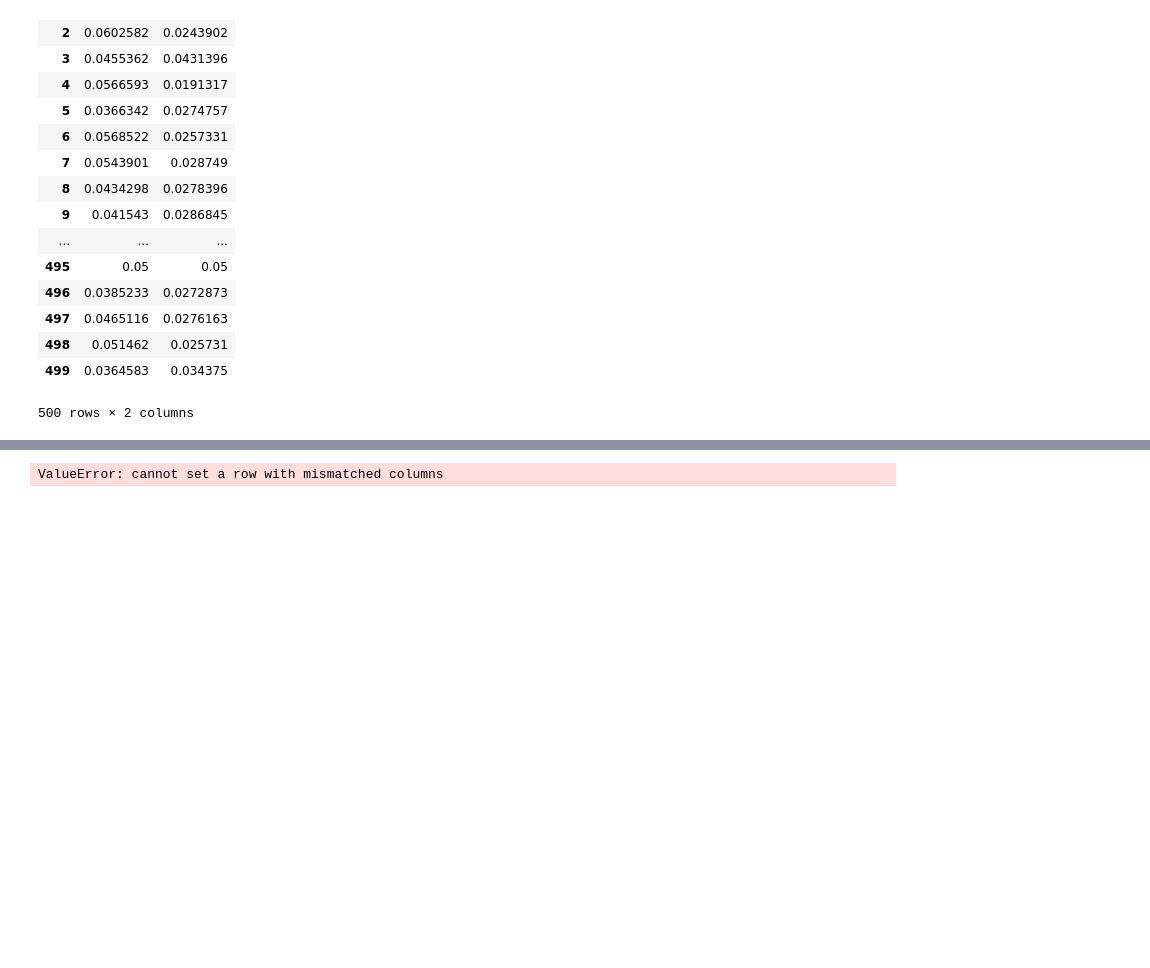
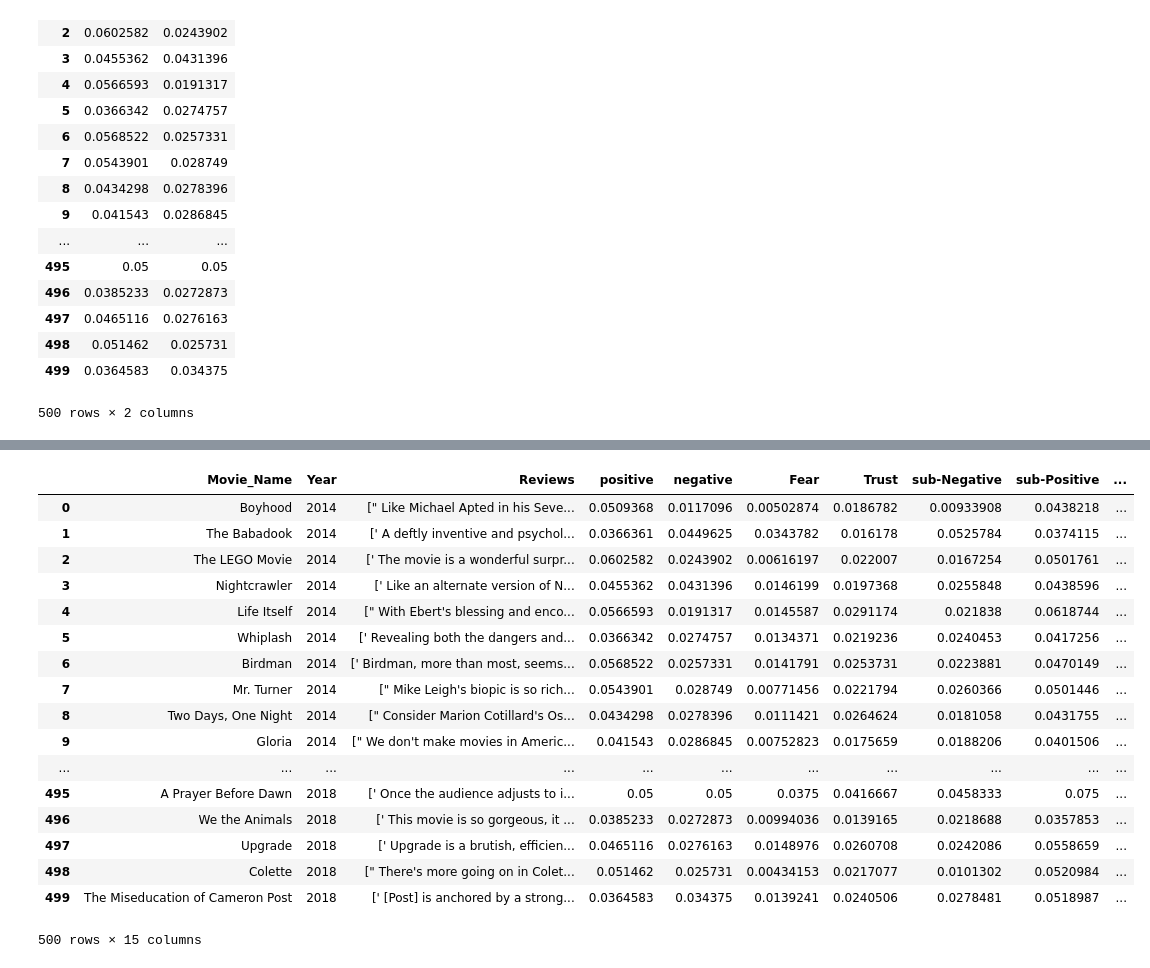
Before and after one commit to Joy-yuan/Rotten_Tomato_Project, a Jupyter notebook: reviews--text mining--sentiment analysis.ipynb, the cells around one changed output, grey strips where cells are left out. Saved outputs shown, nothing was run; the diff lists cells and outputs as text; code cells hidden in the pictures; blank space fills up the shorter version.

Commit message:
do sentiment analysis using NRC data---emotions---commit
do sentiment analysis using NRC data---emotions---commit

```diff
--- a/reviews--text mining--sentiment analysis.ipynb
+++ b/reviews--text mining--sentiment analysis.ipynb
@@ -229,28 +209,46 @@ for text in rev:
-# %%
-for text in rev:
-# %%
-def comparative_emotion_analyzer(text_rev,print_output=False):
-    if print_output:
-        print("%1s %1s %1s %1s %1s %1s %1s %1s %1s %ls"%("fear","trust","negative","positive",
-                                                        "joy","disgust","anticipation", "sadness",
-                                                        "surprise", "anger"))
-    df_comp = pd.DataFrame(columns=['Fear','Trust','Negative',
-                           'Positive','Joy','Disgust','Anticipation',
-                           'Sadness','Surprise','Anger'],)
-
-    output = df_comp
-    for text in text_rev:
-        result = emotion_analyzer(text)
-        if print_output:
-            print("%1.2f\t%1.2f\t%1.2f\t%1.2f\t%1.2f\t%1.2f\t%1.2f\t%1.2f\t%1.2f\t%1.2f"%(
-                  result['fear'],result['trust'],
-                  result['negative'],result['positive'],result['joy'],result['disgust'],
-                  result['anticipation'],result['sadness'],result['surprise'], result['anger']))
-        df.loc[text] = [result['fear'],result['trust'],
-                  result['negative'],result['positive'],result['joy'],result['disgust'],
-                  result['anticipation'],result['sadness'],result['surprise'], result['anger']]
-    return output
-#And test it
-comparative_emotion_analyzer(rev)
-# %% [output]
-ValueError: cannot set a row with mismatched columns
+# %%
+def comparative_emotion_analyzer(text_rev):
+    df_comp = pd.DataFrame(columns=['Fear','Trust','sub-Negative',
+                           'sub-Positive','Joy','Disgust','Anticipation',
+                           'Sadness','Surprise','Anger'],)
+    dict_list=[]
+    for text in text_rev:
+        result=emotion_analyzer(text)
+        dict_list.append(result)
+        for i in range(len(dict_list)):
+            df_comp.loc[i, 'Fear'] = dict_list[i]['fear']
+            df_comp.loc[i, 'Trust'] = dict_list[i]['trust']
+            df_comp.loc[i, 'sub-Negative'] = dict_list[i]['negative']
+            df_comp.loc[i, 'sub-Positive'] = dict_list[i]['positive']
+            df_comp.loc[i, 'Joy'] = dict_list[i]['joy']
+            df_comp.loc[i, 'Disgust'] = dict_list[i]['disgust']
+            df_comp.loc[i, 'Anticipation'] = dict_list[i]['anticipation']
+            df_comp.loc[i, 'Sadness'] = dict_list[i]['sadness']
+            df_comp.loc[i, 'Surprise'] = dict_list[i]['surprise']
+            df_comp.loc[i, 'Anger'] = dict_list[i]['anger']
+    return df_comp
+# %%
+df_comparative=comparative_emotion_analyzer(rev)
+# %%
+df_comprehensive=pd.concat([df_pos_neg, df_comparative], axis=1)
+# %%
+df_comprehensive
+# %% [output]
+|  | Movie_Name | Year | Reviews | positive | negative | Fear | Trust | sub-Negative | sub-Positive | ... |
+| 0 | Boyhood | 2014 | [" Like Michael Apted in his Seve... | 0.0509368 | 0.0117096 | 0.00502874 | 0.0186782 | 0.00933908 | 0.0438218 | ... |
+| 1 | The Babadook | 2014 | [' A deftly inventive and psychol... | 0.0366361 | 0.0449625 | 0.0343782 | 0.016178 | 0.0525784 | 0.0374115 | ... |
+| 2 | The LEGO Movie | 2014 | [' The movie is a wonderful surpr... | 0.0602582 | 0.0243902 | 0.00616197 | 0.022007 | 0.0167254 | 0.0501761 | ... |
+| 3 | Nightcrawler | 2014 | [' Like an alternate version of N... | 0.0455362 | 0.0431396 | 0.0146199 | 0.0197368 | 0.0255848 | 0.0438596 | ... |
+| 4 | Life Itself | 2014 | [" With Ebert's blessing and enco... | 0.0566593 | 0.0191317 | 0.0145587 | 0.0291174 | 0.021838 | 0.0618744 | ... |
+| 5 | Whiplash | 2014 | [' Revealing both the dangers and... | 0.0366342 | 0.0274757 | 0.0134371 | 0.0219236 | 0.0240453 | 0.0417256 | ... |
+| 6 | Birdman | 2014 | [' Birdman, more than most, seems... | 0.0568522 | 0.0257331 | 0.0141791 | 0.0253731 | 0.0223881 | 0.0470149 | ... |
+| 7 | Mr. Turner | 2014 | [" Mike Leigh's biopic is so rich... | 0.0543901 | 0.028749 | 0.00771456 | 0.0221794 | 0.0260366 | 0.0501446 | ... |
+| 8 | Two Days, One Night | 2014 | [" Consider Marion Cotillard's Os... | 0.0434298 | 0.0278396 | 0.0111421 | 0.0264624 | 0.0181058 | 0.0431755 | ... |
+| 9 | Gloria | 2014 | [" We don't make movies in Americ... | 0.041543 | 0.0286845 | 0.00752823 | 0.0175659 | 0.0188206 | 0.0401506 | ... |
+| ... | ... | ... | ... | ... | ... | ... | ... | ... | ... | ... |
+| 495 | A Prayer Before Dawn | 2018 | [' Once the audience adjusts to i... | 0.05 | 0.05 | 0.0375 | 0.0416667 | 0.0458333 | 0.075 | ... |
+| 496 | We the Animals | 2018 | [' This movie is so gorgeous, it ... | 0.0385233 | 0.0272873 | 0.00994036 | 0.0139165 | 0.0218688 | 0.0357853 | ... |
+| 497 | Upgrade | 2018 | [' Upgrade is a brutish, efficien... | 0.0465116 | 0.0276163 | 0.0148976 | 0.0260708 | 0.0242086 | 0.0558659 | ... |
+| 498 | Colette | 2018 | [" There's more going on in Colet... | 0.051462 | 0.025731 | 0.00434153 | 0.0217077 | 0.0101302 | 0.0520984 | ... |
+| 499 | The Miseducation of Cameron Post | 2018 | [' [Post] is anchored by a strong... | 0.0364583 | 0.034375 | 0.0139241 | 0.0240506 | 0.0278481 | 0.0518987 | ... |
+500 rows × 15 columns
```
Also changed, not shown: parts of 5 cells of this notebook.
